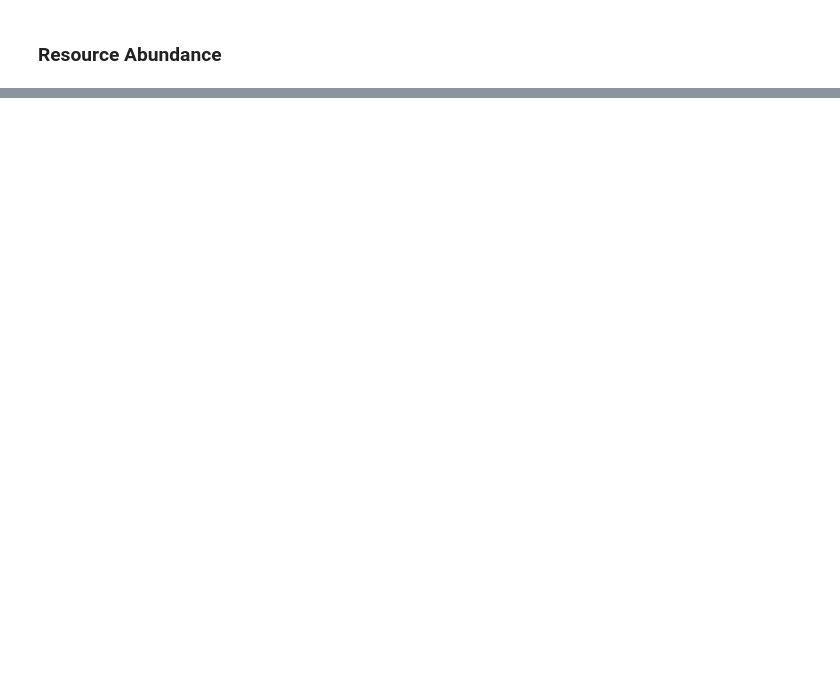
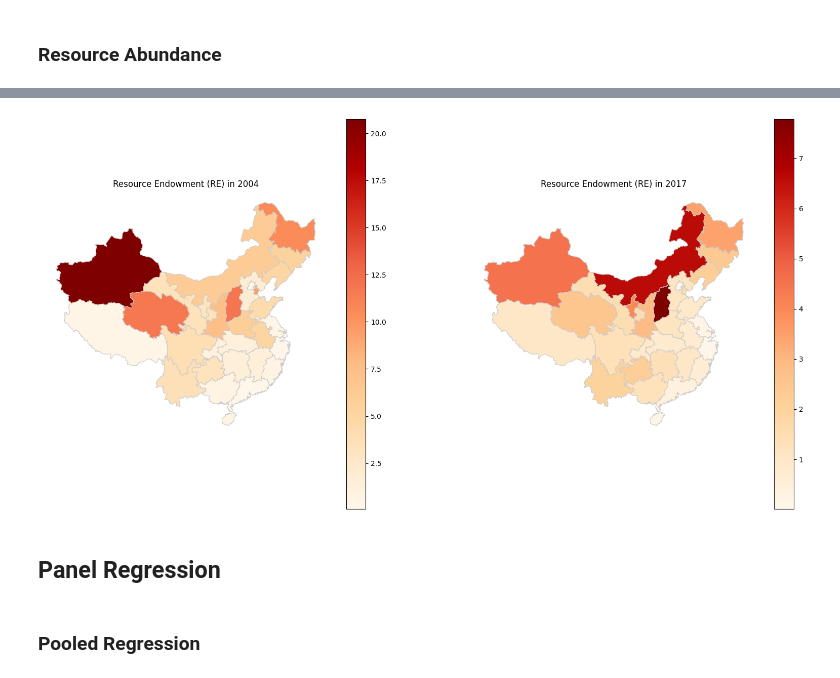
Before and after one commit to KaylaBai/Dissertation, a Jupyter notebook: Dissertation.ipynb, the cells around one changed output, grey strips where cells are left out. Saved outputs shown, nothing was run; the diff lists cells and outputs as text; code cells hidden in the pictures; blank space fills up the shorter version.

```diff
--- a/Dissertation.ipynb
+++ b/Dissertation.ipynb
@@ -114,7 +112,7 @@ plt.show()
 ### GRP per capita
 # %%
 # Step 1: Read the CSV file into a DataFrame
-grppc_data = pd.read_csv("./0725data/grp_pc.csv", index_col=0, header=0)
+grppc_data = pd.read_csv("https://raw.githubusercontent.com/KaylaBai/Dissertation/main/Data/grp_pc.csv", index_col=0, header=0)
 
 # Step 2: Reverse the order of columns
 grppc_data = grppc_data.iloc[:, ::-1]
@@ -186,0 +206,4 @@ d.head()
+# %%
+pcgrowth_04_17 = pc_growth_rate.iloc[:,1:-5]
+pcgrowth_04_17_long = pcgrowth_04_17.reset_index().melt(id_vars = "Region",var_name='Year', value_name='GRPpcGrowth')
+pcgrowth_04_17_long.info()
@@ -186,0 +221,3 @@ d.head()
+# %%
+RE_long = RE.reset_index().melt(id_vars = "Region",var_name='Year', value_name='RE')
+RE_long.info()
@@ -186,0 +235,6 @@ d.head()
+# %%
+# Merge the dataframes based on "Region" and "Year"
+df = pd.merge(RE_long, pcgrowth_04_17_long, on=['Region', 'Year'])
+df = df.merge(boundaries, how="left",left_on="Region",right_on="NAME").drop(["NAME"],axis=1)
+gdf = gpd.GeoDataFrame(df, geometry="geometry")
+gdf.info()
@@ -186,0 +254,28 @@ d.head()
+# %%
+
+# Filter the df_merged dataframe for the year 2004 and 2017
+gdf_2004 = gdf[gdf["Year"] == "2004"]
+gdf_2017 = gdf[gdf["Year"] == "2017"]
+
+
+# Plotting choropleth maps side by side
+fig, (ax1, ax2) = plt.subplots(1, 2, figsize=(20, 10))
+
+# Choropleth map for RE values at year 2004
+gdf_2004.plot(column="RE", cmap="OrRd", linewidth=0.8, ax=ax1, edgecolor="0.8", legend=True)
+ax1.set_title("Resource Endowment (RE) in 2004")
+ax1.axis("off")
+
+# Choropleth map for RE values at year 2017
+gdf_2017.plot(column="RE", cmap="OrRd", linewidth=0.8, ax=ax2, edgecolor="0.8", legend=True)
+ax2.set_title("Resource Endowment (RE) in 2017")
+ax2.axis("off")
+
+# Show the plot
+plt.show()
+# %% [output]
+[figure, added]
+# %% [markdown]
+## Panel Regression
+# %% [markdown]
+### Pooled Regression
```
Also changed, not shown: parts of 17 cells of this notebook.
